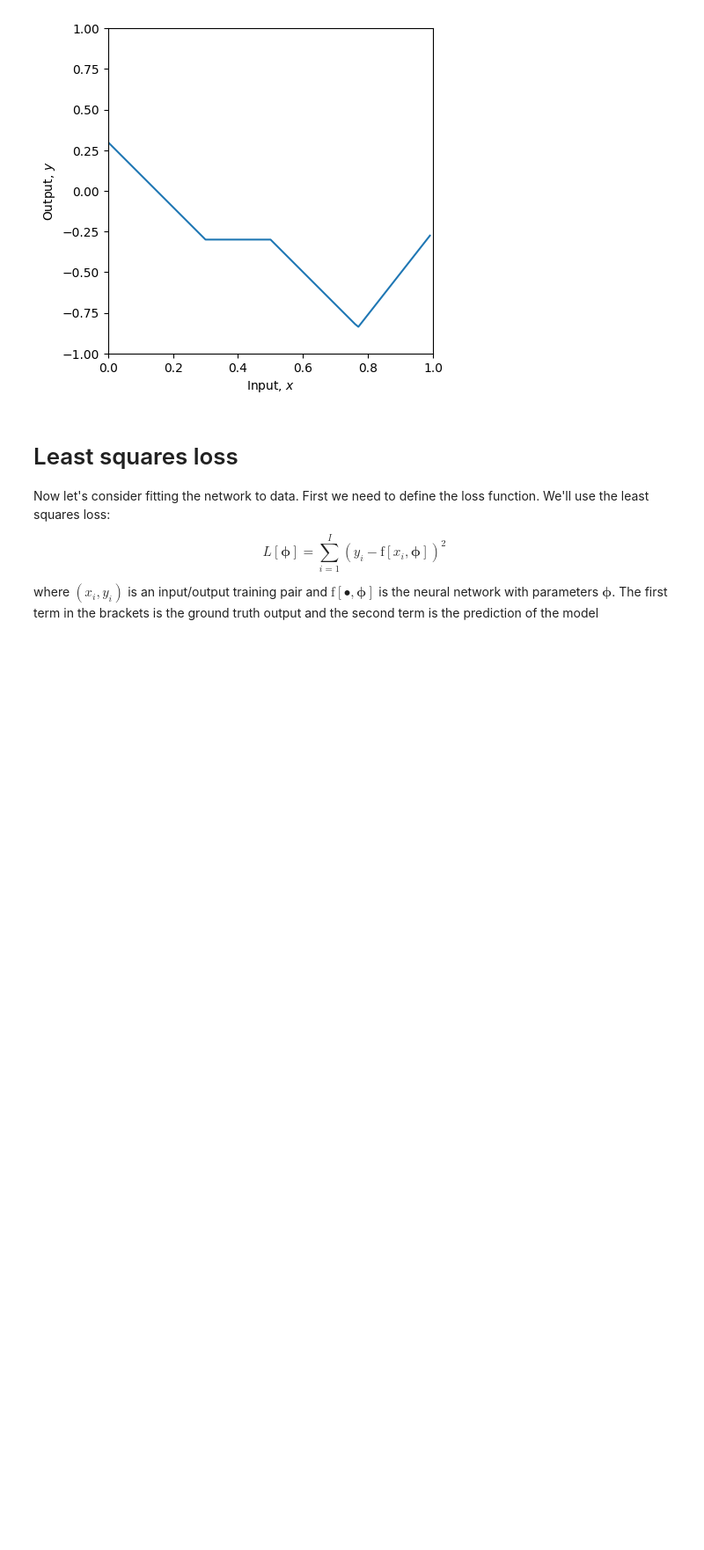
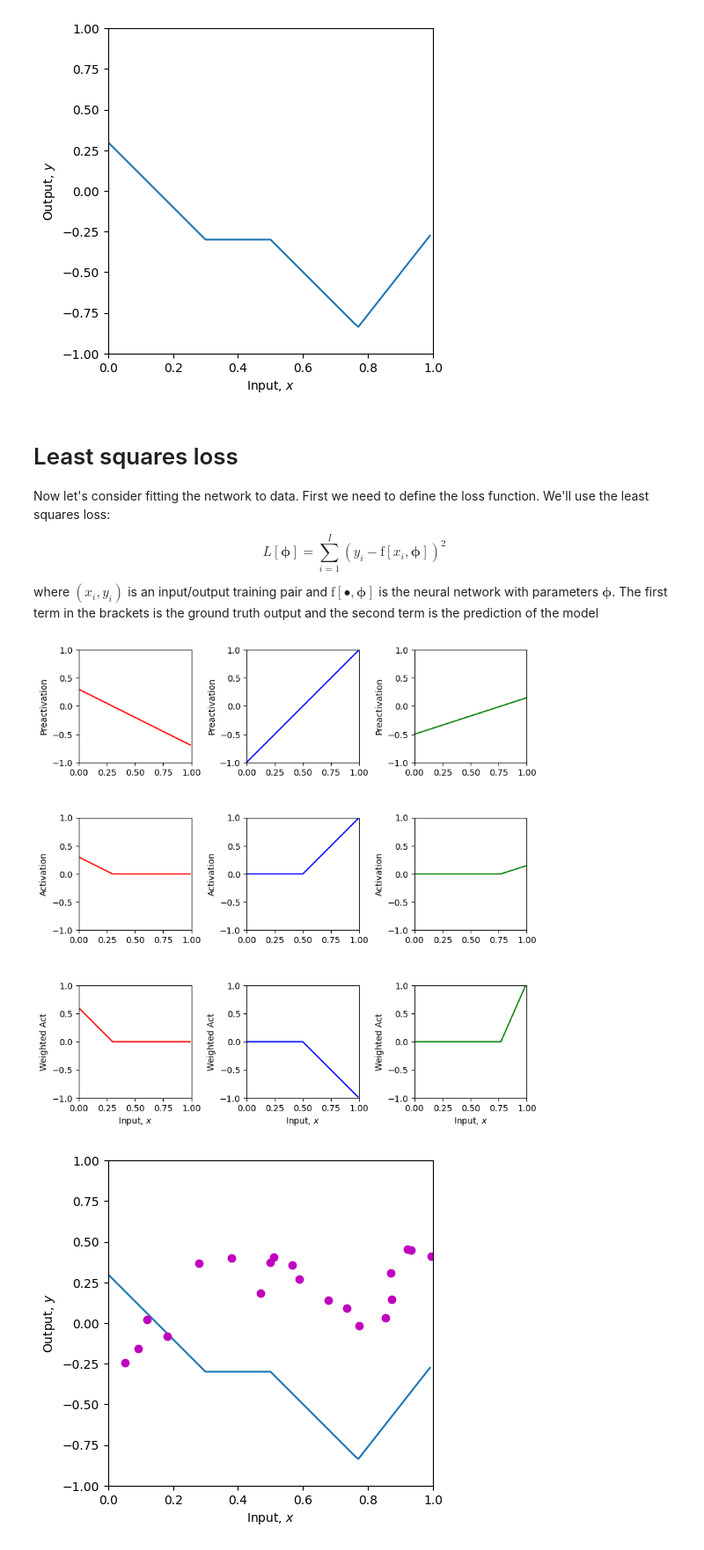
Before and after one commit to jhsilvaz13/udlbook-maa, a Jupyter notebook: Notebooks/Chap03/3_1_Shallow_Networks_I.ipynb, the cells around one changed output. Shown: that part at 88% size. Drawn from its saved outputs; the diff is of its cells as text; code cells hidden in the pictures; blank space fills up the shorter version.

Commit message:
Shallow manual params

```diff
--- a/Notebooks/Chap03/3_1_Shallow_Networks_I.ipynb
+++ b/Notebooks/Chap03/3_1_Shallow_Networks_I.ipynb
@@ -206,7 +206,7 @@ def least_squares_loss(y_train, y_predict):
   # differences between the real values of y and the predicted values from the model f[x_i,phi]
   # (see figure 2.2 of the book)
   # you will need to use the function np.sum
-  loss = np.sume((y_train - y_predict)**2)
+  loss = np.sum((y_train - y_predict)**2)
 
   return loss
 # %%
@@ -219,30 +219,62 @@ phi_0 = -0.3; phi_1 = 2.0; phi_2 = -1.0; phi_3 = 7.0
 # Define a range of input values
 x = np.arange(0,1,0.01)
 
 x_train = np.array([0.09291784,0.46809093,0.93089486,0.67612654,0.73441752,0.86847339,\
                    0.49873225,0.51083168,0.18343972,0.99380898,0.27840809,0.38028817,\
                    0.12055708,0.56715537,0.92005746,0.77072270,0.85278176,0.05315950,\
                    0.87168699,0.58858043])
 y_train = np.array([-0.15934537,0.18195445,0.451270150,0.13921448,0.09366691,0.30567674,\
                     0.372291170,0.40716968,-0.08131792,0.41187806,0.36943738,0.3994327,\
                     0.019062570,0.35820410,0.452564960,-0.0183121,0.02957665,-0.24354444, \
                     0.148038840,0.26824970])
 
 # We run the neural network for each of these input values
 y, pre_1, pre_2, pre_3, act_1, act_2, act_3, w_act_1, w_act_2, w_act_3 = \
     shallow_1_1_3(x, ReLU, phi_0,phi_1,phi_2,phi_3, theta_10, theta_11, theta_20, theta_21, theta_30, theta_31)
 # And then plot it
 plot_neural(x, y, pre_1, pre_2, pre_3, act_1, act_2, act_3, w_act_1, w_act_2, w_act_3, plot_all=True, x_data = x_train, y_data = y_train)
 
 # Run the neural network on the training data
 y_predict, *_ = shallow_1_1_3(x_train, ReLU, phi_0,phi_1,phi_2,phi_3, theta_10, theta_11, theta_20, theta_21, theta_30, theta_31)
 
 # Compute the least squares loss and print it out
 loss = least_squares_loss(y_train,y_predict)
 print('Your Loss = %3.3f, True value = 9.385'%(loss))
 
 # TODO.  Manipulate the parameters (by hand!) to make the function
 # fit the data better and try to reduce the loss to as small a number
 # as possible.  The best that I could do was 0.181
 # Tip... start by manipulating phi_0.
 # It's not that easy, so don't spend too much time on this!
+theta_10 =  0.3 ; theta_11 = -1.0
+theta_20 = -1.0  ; theta_21 = 2.0
+theta_30 = -0.5  ; theta_31 = 0.65
+phi_0 = 0.4; phi_1 = 2.0; phi_2 = -1.0; phi_3 = 7.0
+
+# Define a range of input values
+x = np.arange(0,1,0.01)
+
+x_train = np.array([0.09291784,0.46809093,0.93089486,0.67612654,0.73441752,0.86847339,\
+                   0.49873225,0.51083168,0.18343972,0.99380898,0.27840809,0.38028817,\
+                   0.12055708,0.56715537,0.92005746,0.77072270,0.85278176,0.05315950,\
+                   0.87168699,0.58858043])
+y_train = np.array([-0.15934537,0.18195445,0.451270150,0.13921448,0.09366691,0.30567674,\
+                    0.372291170,0.40716968,-0.08131792,0.41187806,0.36943738,0.3994327,\
+                    0.019062570,0.35820410,0.452564960,-0.0183121,0.02957665,-0.24354444, \
+                    0.148038840,0.26824970])
+
+# We run the neural network for each of these input values
+y, pre_1, pre_2, pre_3, act_1, act_2, act_3, w_act_1, w_act_2, w_act_3 = \
+    shallow_1_1_3(x, ReLU, phi_0,phi_1,phi_2,phi_3, theta_10, theta_11, theta_20, theta_21, theta_30, theta_31)
+# And then plot it
+plot_neural(x, y, pre_1, pre_2, pre_3, act_1, act_2, act_3, w_act_1, w_act_2, w_act_3, plot_all=True, x_data = x_train, y_data = y_train)
+
+# Run the neural network on the training data
+y_predict, *_ = shallow_1_1_3(x_train, ReLU, phi_0,phi_1,phi_2,phi_3, theta_10, theta_11, theta_20, theta_21, theta_30, theta_31)
+
+# Compute the least squares loss and print it out
+loss = least_squares_loss(y_train,y_predict)
+print('Your Loss = %3.3f, True value = 9.385'%(loss))
+# %% [output]
+[figure, added]
+[figure, added]
```
Also changed, not shown: parts of 1 cell of this notebook.
